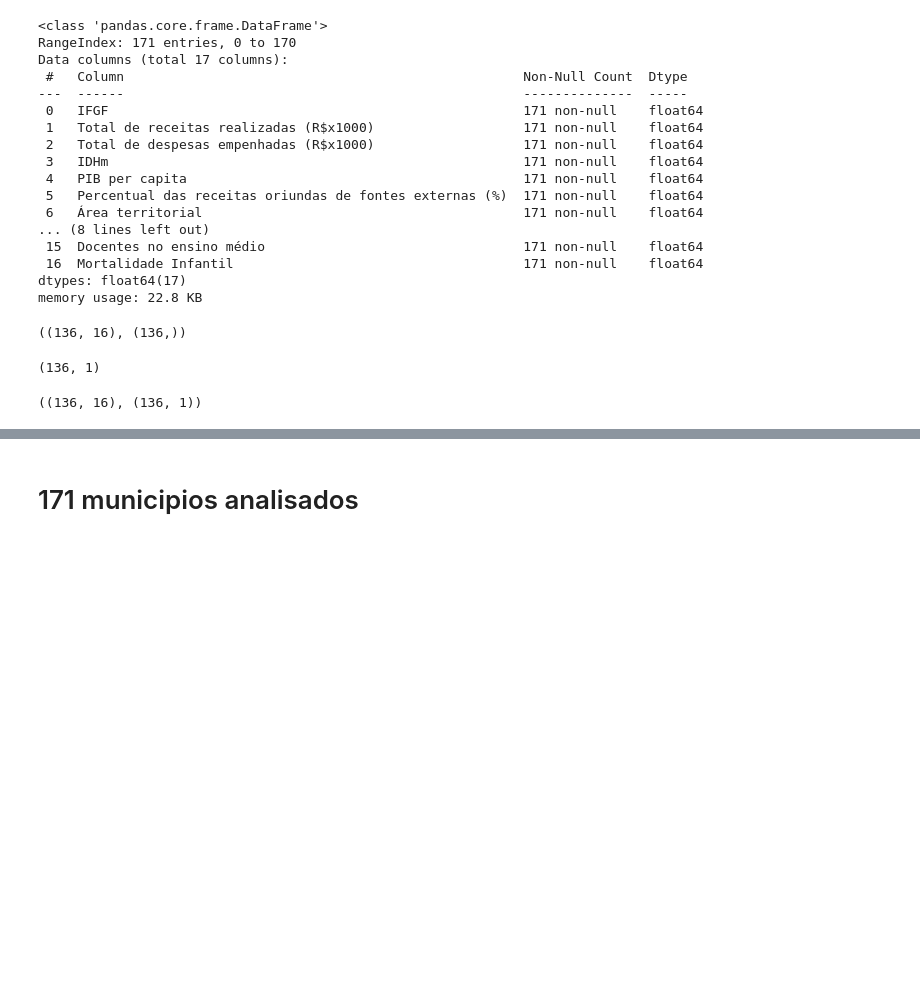
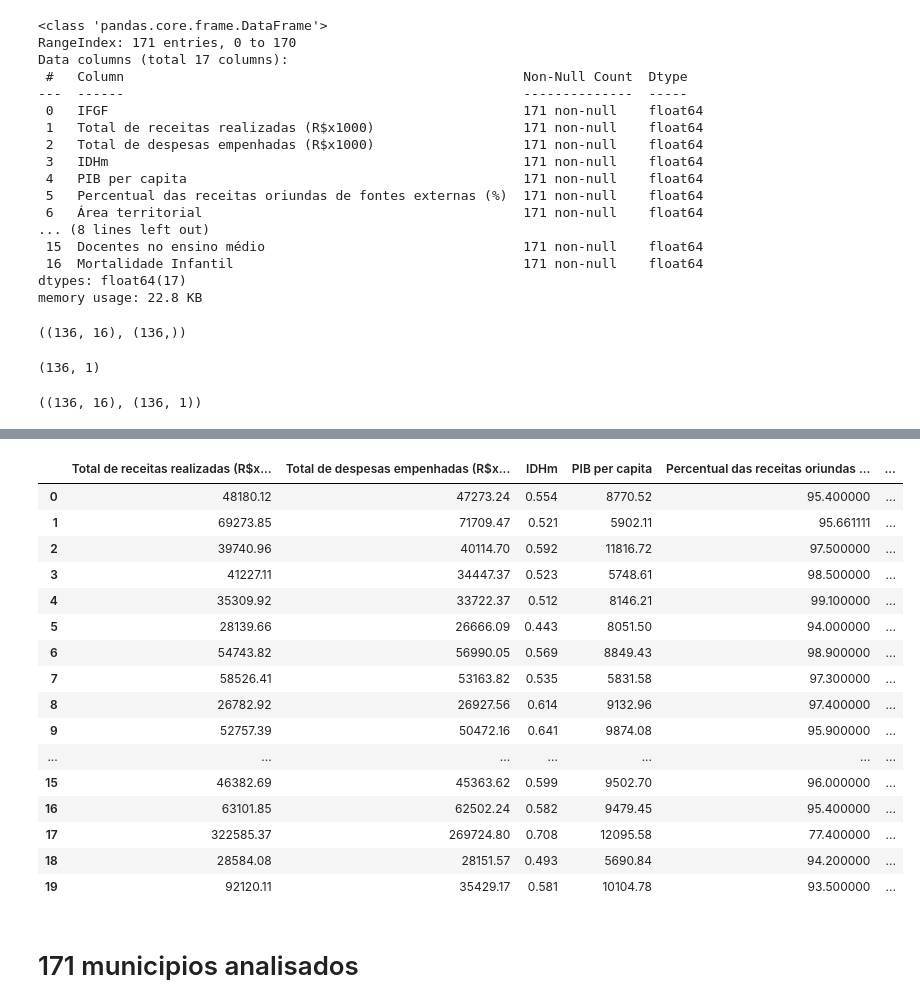
Before and after one commit to nervaljunior/JupyterHub, a Jupyter notebook: Untitled0.ipynb, the cells around one changed output, grey strips where cells are left out. Saved outputs shown, nothing was run; the diff lists cells and outputs as text; code cells hidden in the pictures; blank space fills up the shorter version.

```diff
--- a/Untitled0.ipynb
+++ b/Untitled0.ipynb
@@ -360,2 +376,37 @@ Epoch 5/5
+# %%
+predict_data = pd.read_csv('/content/drive/MyDrive/IA/base_de_avaliacao.csv', encoding="ISO-8859-1",sep=";")
+# %%
+predict_data = predict_data.drop(['ï»¿MunicÃ\xadpio'], axis = 1)
+predict_data = predict_data.drop(['IFGF'], axis = 1)
+# %%
+# Substituir vírgulas por pontos em todas as colunas
+predict_data = predict_data.replace(',', '.', regex=True)
+
+# Converter todas as colunas para tipo float
+predict_data = predict_data.astype(float)
+
+values = {'Percentual das receitas oriundas de fontes externas (%)': media_perc, 'Mortalidade Infantil': media_mi}
+
+predict_data = predict_data.fillna(value=values)
+# %%
+predict_data
+# %% [output]
+|  | Total de receitas realizadas (R$x... | Total de despesas empenhadas (R$x... | IDHm | PIB per capita | Percentual das receitas oriundas ... | ... |
+| 0 | 48180.12 | 47273.24 | 0.554 | 8770.52 | 95.400000 | ... |
+| 1 | 69273.85 | 71709.47 | 0.521 | 5902.11 | 95.661111 | ... |
+| 2 | 39740.96 | 40114.70 | 0.592 | 11816.72 | 97.500000 | ... |
+| 3 | 41227.11 | 34447.37 | 0.523 | 5748.61 | 98.500000 | ... |
+| 4 | 35309.92 | 33722.37 | 0.512 | 8146.21 | 99.100000 | ... |
+| 5 | 28139.66 | 26666.09 | 0.443 | 8051.50 | 94.000000 | ... |
+| 6 | 54743.82 | 56990.05 | 0.569 | 8849.43 | 98.900000 | ... |
+| 7 | 58526.41 | 53163.82 | 0.535 | 5831.58 | 97.300000 | ... |
+| 8 | 26782.92 | 26927.56 | 0.614 | 9132.96 | 97.400000 | ... |
+| 9 | 52757.39 | 50472.16 | 0.641 | 9874.08 | 95.900000 | ... |
+| ... | ... | ... | ... | ... | ... | ... |
+| 15 | 46382.69 | 45363.62 | 0.599 | 9502.70 | 96.000000 | ... |
+| 16 | 63101.85 | 62502.24 | 0.582 | 9479.45 | 95.400000 | ... |
+| 17 | 322585.37 | 269724.80 | 0.708 | 12095.58 | 77.400000 | ... |
+| 18 | 28584.08 | 28151.57 | 0.493 | 5690.84 | 94.200000 | ... |
+| 19 | 92120.11 | 35429.17 | 0.581 | 10104.78 | 93.500000 | ... |
 # %% [markdown]
 # 171 municipios analisados
```
Also changed, not shown: parts of 5 cells of this notebook.
